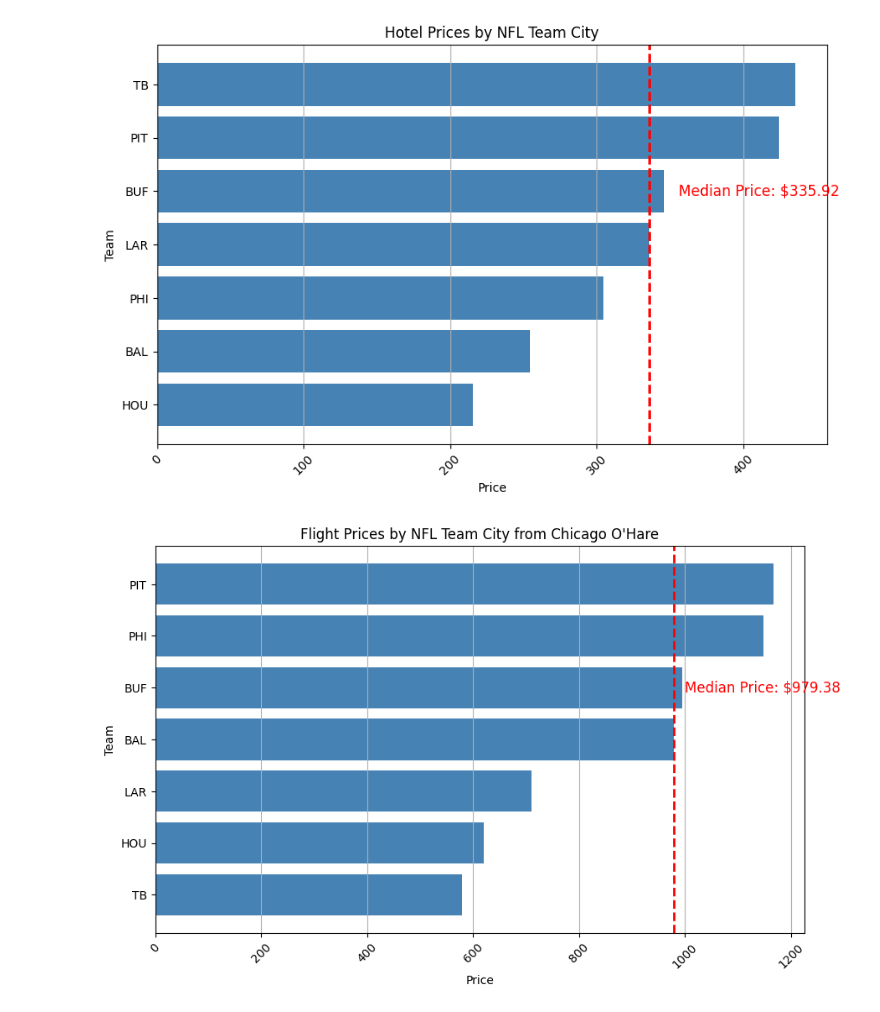
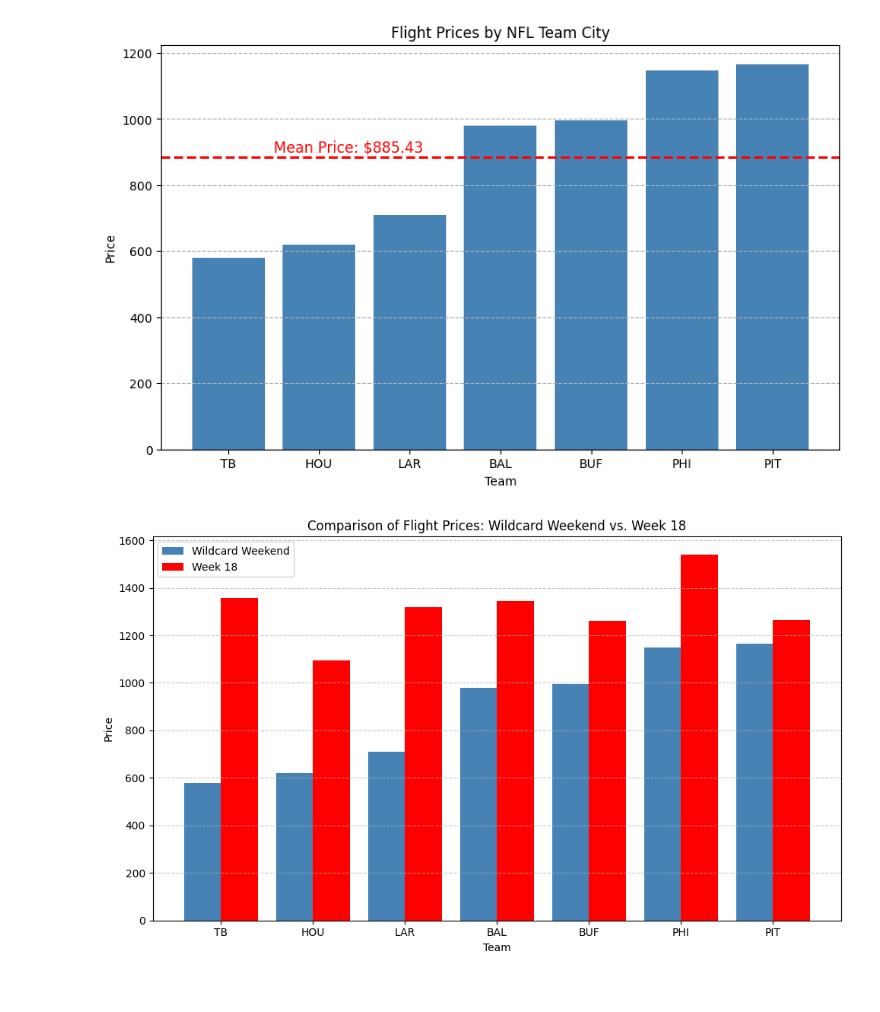
Before and after one commit to ColinM25/GamePlan, a Jupyter notebook: sql_querying.ipynb, the cells around one changed output. Saved outputs shown, nothing was run; the diff lists cells and outputs as text; code cells hidden in the pictures.

```diff
--- a/sql_querying.ipynb
+++ b/sql_querying.ipynb
@@ -114,60 +150,69 @@ conn.close()
 # %%
-# this gives us the average hotel price in each host teams city for week 18 (prior to playoffs)
+# this gives us the average hotel price in each teams city for wilcard weekend
 conn = engine.connect()
 
 query = """
-SELECT team, AVG(price) AS avg_hotel_price
-FROM WChotelswk18
+SELECT team, AVG(price) AS flight_price
+FROM WCflights
 GROUP BY team
-ORDER BY avg_hotel_price;
+ORDER BY flight_price;
 """
 result = conn.execute(text(query))
 data = result.fetchall()
 
 teams = [item[0] for item in data]
 prices = [item[1] for item in data]
-median_price = np.median(prices)
+mean_price = np.mean(prices)
 
 plt.figure(figsize=(10,6))
-plt.barh(teams, prices, color = 'steelblue')
-plt.axvline(median_price, color='red', linestyle='--', linewidth=2)
-plt.text(median_price + 20, 4, f'Median Price: ${median_price:.2f}', va='center', fontsize=12, color='red')
-plt.title("Hotel Prices by NFL Team City")
-plt.xlabel("Price")
-plt.ylabel("Team")
-plt.xticks(rotation = 45)
-plt.grid(True, axis = 'x', linestyle = '-')
+plt.bar(teams, prices, color = 'steelblue')
+plt.axhline(mean_price, color='red', linestyle='--', linewidth=2)
+plt.text(.5, mean_price + 15, f'Mean Price: ${mean_price:.2f}', fontsize=12, color='red')
+plt.title("Flight Prices by NFL Team City")
+plt.xlabel("Team")
+plt.ylabel("Price")
+plt.grid(True, axis = 'y', linestyle = '--')
 plt.show()
 
 conn.close()
 # %% [output]
-[figure, old version]
+[figure, new version]
 # %%
-# this gives us the average flight price to each teams city during WC weekend
 conn = engine.connect()
 
 query = """
-SELECT team, AVG(Price) AS flight_price
+SELECT
+    WCflights.team AS team,
+    AVG(WCflights.price) AS avg_price_wc,
+    AVG(WCflightswk18.price) AS avg_price_wk18
 FROM WCflights
-GROUP BY team
-ORDER BY flight_price;
+JOIN WCflightswk18 ON WCflights.team = WCflightswk18.team
+GROUP BY WCflights.team
+ORDER BY avg_price_wc;
 """
 result = conn.execute(text(query))
 data = result.fetchall()
 
 teams = [item[0] for item in data]
-prices = [item[1] for item in data]
-median_price = np.median(prices)
+avg_price_wc = [item[1] for item in data]
+avg_price_wk18 = [item[2] for item in data]
 
-plt.figure(figsize=(10,6))
-plt.barh(teams, prices, color = 'steelblue')
-plt.axvline(median_price, color='red', linestyle='--', linewidth=2)
-plt.text(median_price + 20, 4, f'Median Price: ${median_price:.2f}', va='center', fontsize=12, color='red')
-plt.title("Flight Prices by NFL Team City from Chicago O'Hare")
-plt.xlabel("Price")
-plt.ylabel("Team")
-plt.xticks(rotation = 45)
-plt.grid(True, axis = 'x', linestyle = '-')
+x = range(len(teams))
+bar_width = 0.4
+
+plt.figure(figsize=(10, 6))
+plt.bar(x, avg_price_wc, width=bar_width, color='steelblue', label='Wildcard Weekend')
+plt.bar([p + bar_width for p in x], avg_price_wk18, width=bar_width, color='red', label='Week 18')
+
+plt.xticks([p + bar_width / 2 for p in x], teams)
+plt.title("Comparison of Flight Prices: Wildcard Weekend vs. Week 18")
+plt.xlabel("Team")
+plt.ylabel("Price")
+plt.legend()
+plt.tight_layout()
+plt.grid(True, axis='y', linestyle='--', alpha=0.7)
 plt.show()
+
+conn.close()
 # %% [output]
-[figure, old version]
+[figure, new version]
```
Also changed, not shown: parts of 4 cells of this notebook, 3 other files.
